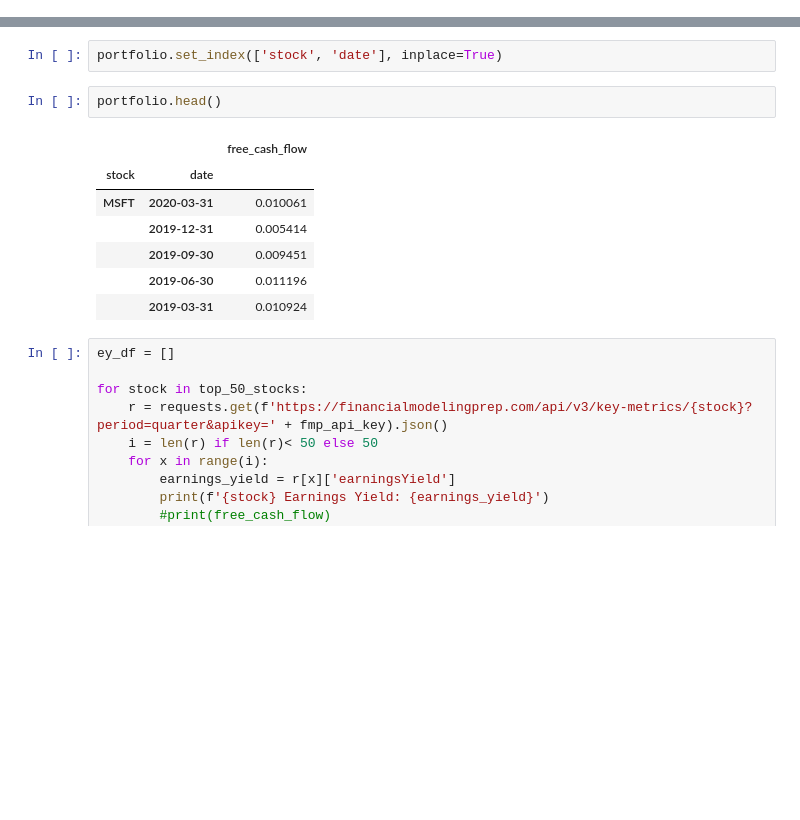
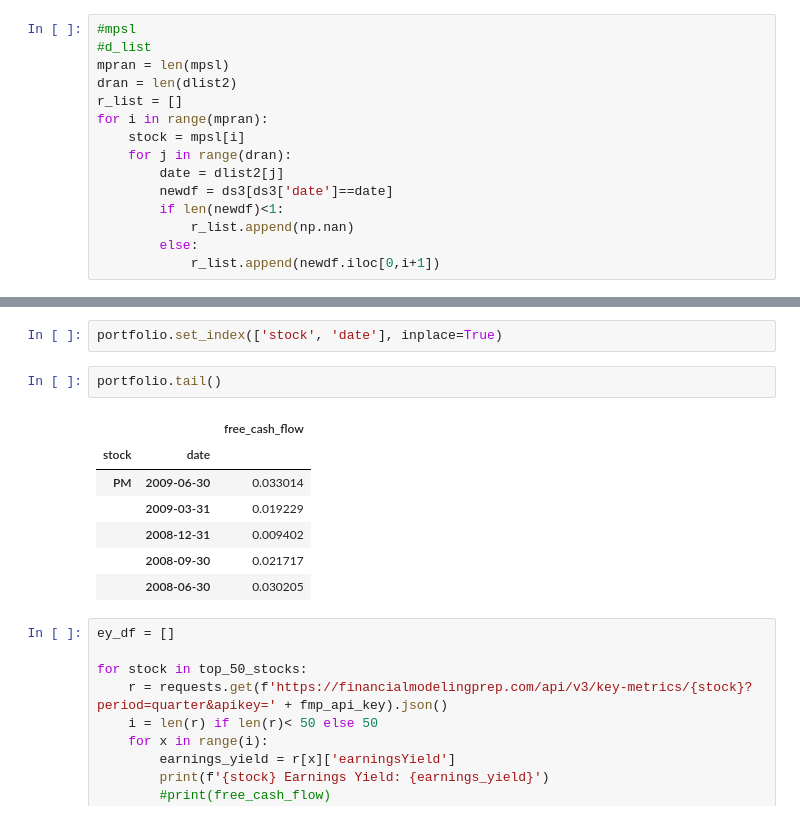
Before and after one commit to jankovicsara/PROJECT-1, a Jupyter notebook: Factors_RD611.ipynb, the cells around one changed output, grey strips where cells are left out. Drawn from its saved outputs; the diff is of its cells as text; blank space fills up the shorter version.

```diff
--- a/Factors_RD611.ipynb
+++ b/Factors_RD611.ipynb
@@ -23,0 +80,15 @@ True
+# %%
+#mpsl
+#d_list
+mpran = len(mpsl)
+dran = len(dlist2)
+r_list = []
+for i in range(mpran):
+    stock = mpsl[i]
+    for j in range(dran):
+        date = dlist2[j]
+        newdf = ds3[ds3['date']==date]
+        if len(newdf)<1:
+            r_list.append(np.nan)
+        else:
+            r_list.append(newdf.iloc[0,i+1])
@@ -81,15 +349,15 @@ portfolio = pd.concat(fcf_dfs)
 # %%
 portfolio.set_index(['stock', 'date'], inplace=True)
 # %%
-portfolio.head()
+portfolio.tail()
 # %% [output]
 |  |  | free_cash_flow |
 | stock | date |  |
-| MSFT | 2020-03-31 | 0.010061 |
-|  | 2019-12-31 | 0.005414 |
-|  | 2019-09-30 | 0.009451 |
-|  | 2019-06-30 | 0.011196 |
-|  | 2019-03-31 | 0.010924 |
+| PM | 2009-06-30 | 0.033014 |
+|  | 2009-03-31 | 0.019229 |
+|  | 2008-12-31 | 0.009402 |
+|  | 2008-09-30 | 0.021717 |
+|  | 2008-06-30 | 0.030205 |
 # %%
 ey_df = []
 
```
Also changed, not shown: parts of 35 cells of this notebook.
